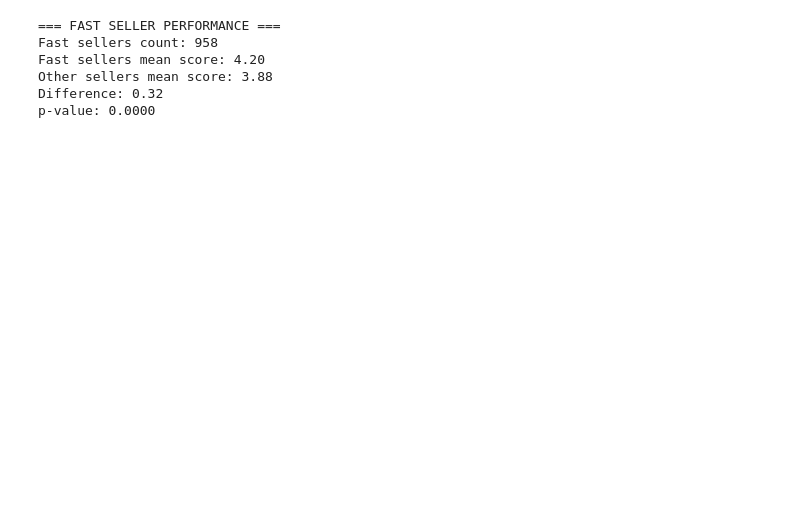
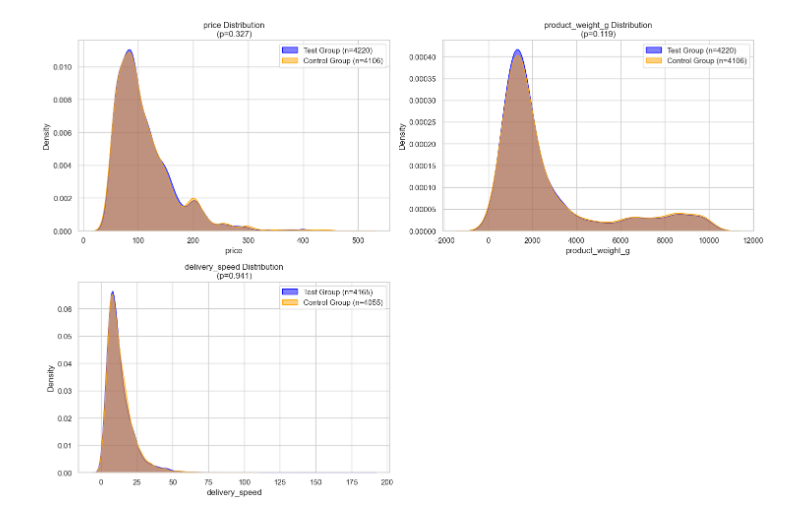
Before and after one commit to JamesLo94/schulich_data_science, a Jupyter notebook: Olist/3.ipynb, the cells around one changed output. Saved outputs shown, nothing was run; the diff lists cells and outputs as text; code cells hidden in the pictures; blank space fills up the shorter version.

```diff
--- a/Olist/3.ipynb
+++ b/Olist/3.ipynb
@@ -103,8 +124,4 @@ furniture_data['fast_seller'] = furniture_data['delivery_speed'] <= fast_thresho
 # %%
-# Assign groups
-np.random.seed(42)
-furniture_data['group'] = np.random.choice(
-    ['test', 'control'],
-    size=len(furniture_data),
-    p=[0.5, 0.5])
+# Control group: All items
+control_group = furniture_filtered[furniture_filtered['group'] == 'control']
 # %%
@@ -118,8 +158,0 @@ print(f"对照组样本：{len(furniture_data[furniture_data['group']=='control'
-# %%
-# Test group: Only include top 20 displayed items
-test_group = furniture_data[furniture_data['group'] == 'test'].copy()
-test_group['display_rank'] = test_group.groupby('customer_id')['fast_seller'].rank(ascending=False)
-test_group = test_group[test_group['display_rank'] <= 20]
-# %%
-# Control group: All items
-control_group = furniture_data[furniture_data['group'] == 'control']
@@ -191,19 +159,39 @@ plt.show()
-# %%
-# 6. DEEP VALIDATION
-# ==============
-print("\n=== FAST SELLER PERFORMANCE ===")
-fast_seller_scores = test_group[test_group['fast_seller']]['review_score']
-other_seller_scores = test_group[~test_group['fast_seller']]['review_score']
-
-print(f"Fast sellers count: {len(fast_seller_scores)}")
-print(f"Fast sellers mean score: {fast_seller_scores.mean():.2f}")
-print(f"Other sellers mean score: {other_seller_scores.mean():.2f}")
-print(f"Difference: {fast_seller_scores.mean() - other_seller_scores.mean():.2f}")
-print(f"p-value: {stats.ttest_ind(fast_seller_scores, other_seller_scores)[1]:.4f}")
-# %% [output]
-=== FAST SELLER PERFORMANCE ===
-Fast sellers count: 958
-Fast sellers mean score: 4.20
-Other sellers mean score: 3.88
-Difference: 0.32
-p-value: 0.0000
+# %%
+import matplotlib.pyplot as plt
+import seaborn as sns
+
+# 设置可视化风格
+sns.set(style="whitegrid")
+plt.figure(figsize=(15, 10))
+
+# 选择要比较的变量
+balance_vars = ['price', 'product_weight_g', 'delivery_speed']
+
+# 创建子图
+for i, var in enumerate(balance_vars, 1):
+    plt.subplot(2, 2, i)
+
+    # 绘制测试组分布
+    sns.kdeplot(test_group[var].dropna(),
+                label=f'Test Group (n={len(test_group[var].dropna())})',
+                color='blue', fill=True, alpha=0.5)
+
+    # 绘制对照组分布
+    sns.kdeplot(control_group[var].dropna(),
+                label=f'Control Group (n={len(control_group[var].dropna())})',
+                color='orange', fill=True, alpha=0.5)
+
+    # 获取p值（直接从您的平衡性检查中获取）
+    p_val = [x['p_value'] for x in balance_results if x['variable'] == var][0]
+
+    # 设置标题和标签
+    plt.title(f'{var} Distribution\n(p={p_val:.3f})')
+    plt.xlabel(var)
+    plt.ylabel('Density')
+    plt.legend()
+
+# 调整布局
+plt.tight_layout()
+plt.show()
+# %% [output]
+[figure, added]
```
Also changed, not shown: parts of 16 cells of this notebook, 1 other file.
